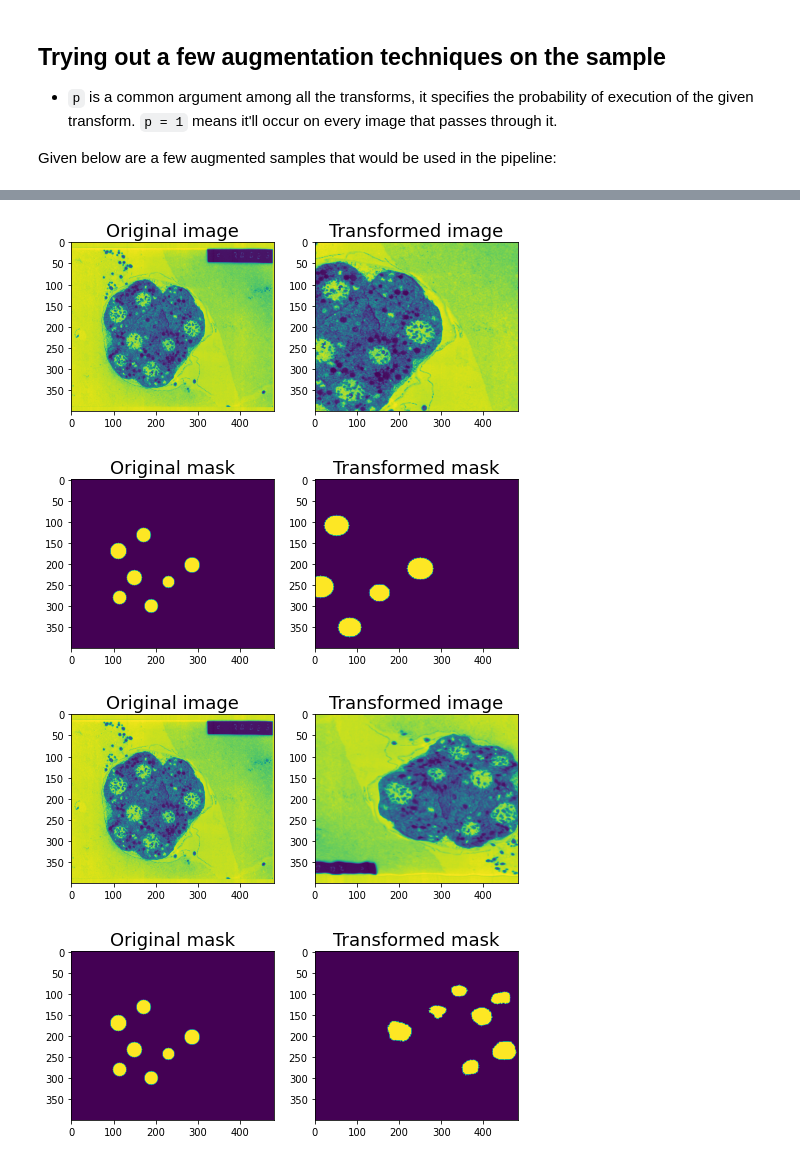
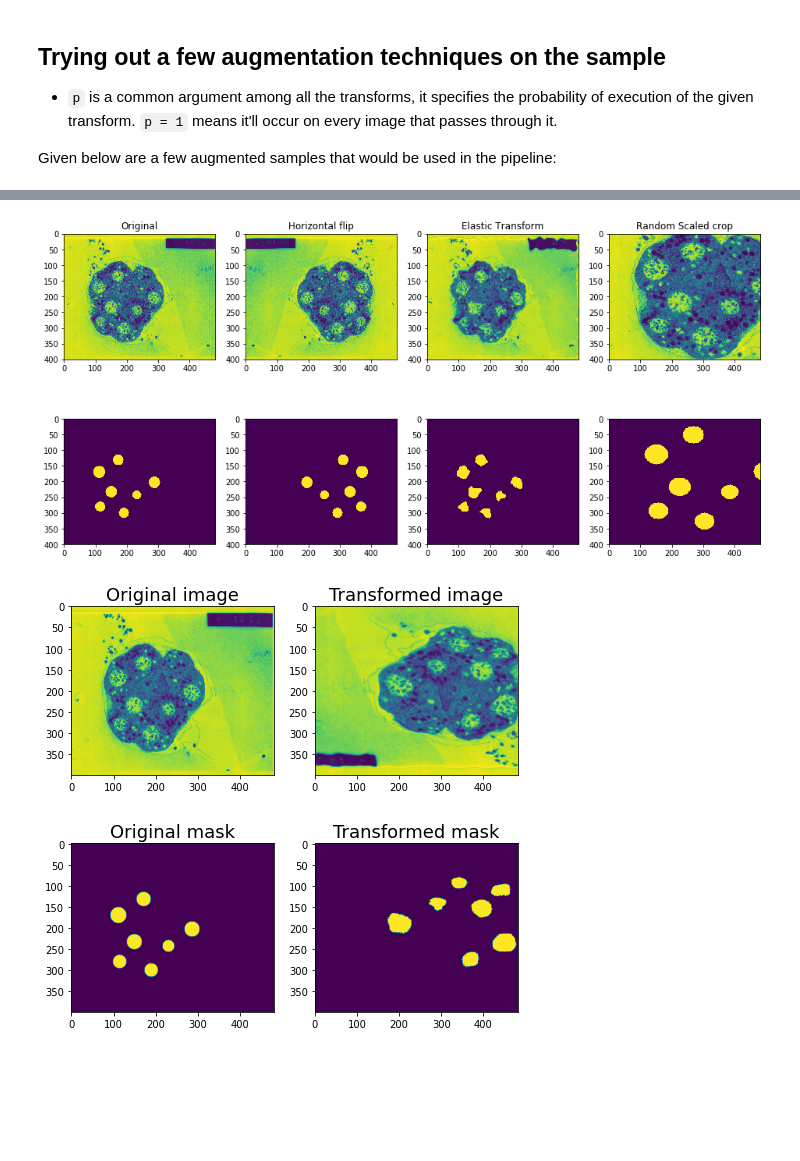
Before and after one commit to devoworm/GSoC-2020, a Jupyter notebook: Pre-trained Models (DevLearning)/notebooks/embryo_segmentation/augmentation_prototyping.ipynb, the cells around one changed output, grey strips where cells are left out. Drawn from its saved outputs; the diff is of its cells as text; code cells hidden in the pictures; blank space fills up the shorter version.

Commit message:
[segmentation] shrinked sample image plots

```diff
--- a/Pre-trained Models (DevLearning)/notebooks/embryo_segmentation/augmentation_prototyping.ipynb
+++ b/Pre-trained Models (DevLearning)/notebooks/embryo_segmentation/augmentation_prototyping.ipynb
@@ -161,14 +139,51 @@ visualize(image_elastic, mask_elastic, original_image=image, original_mask=mask)
-# %%
-aug = RandomSizedCrop(p=1, min_max_height=(250, 400), height=original_height, width=original_width)
-
-augmented = aug(image=image, mask=mask)
-
-image_scaled = augmented['image']
-mask_scaled = augmented['mask']
-
-visualize(image_scaled, mask_scaled, original_image=image, original_mask=mask)
-# %% [output]
-[figure, removed]
+# %%
+aug = HorizontalFlip(p=1)
+
+augmented = aug(image=image, mask=mask)
+
+image_h_flipped = augmented['image']
+mask_h_flipped = augmented['mask']
+
+aug = ElasticTransform(p=1, alpha=90, sigma=110 * 0.05, alpha_affine=120 * 0.03)
+
+augmented = aug(image=image, mask=mask)
+
+image_elastic = augmented['image']
+mask_elastic = augmented['mask']
+
+aug = RandomSizedCrop(p=1, min_max_height=(220, 400), height=original_height, width=original_width)
+
+augmented = aug(image=image, mask=mask)
+
+image_scaled = augmented['image']
+mask_scaled = augmented['mask']
+
+
+
+f, ax = plt.subplots(2, 4, figsize=(16, 8))
+
+ax[0][0].imshow(image)
+ax[1][0].imshow(mask)
+ax[0][0].title.set_text('Original')
+
+
+ax[0][1].imshow(image_h_flipped)
+ax[1][1].imshow(mask_h_flipped)
+ax[0][1].title.set_text('Horizontal flip')
+
+
+
+ax[0][2].imshow(image_elastic)
+ax[1][2].imshow(mask_elastic)
+ax[0][2].title.set_text('Elastic Transform')
+
+
+
+ax[0][3].imshow(image_scaled)
+ax[1][3].imshow(mask_scaled)
+ax[0][3].title.set_text('Random Scaled crop')
+# %% [output]
+[figure, added]
 # %%
 aug = Compose([
                ElasticTransform(p=1, alpha=50, sigma=120 * 0.05, alpha_affine=120 * 0.03),
```
Also changed, not shown: parts of 2 cells of this notebook.
